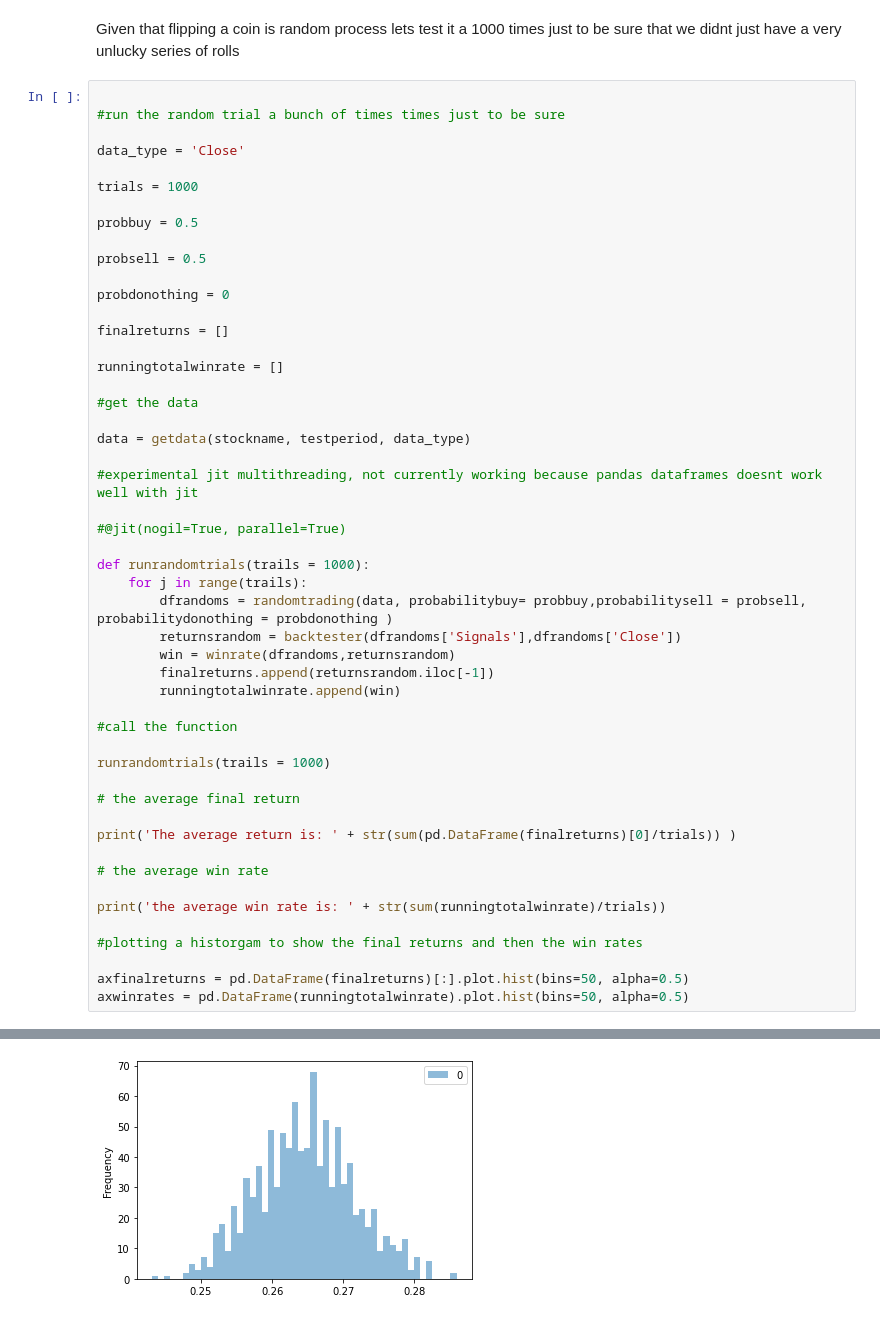
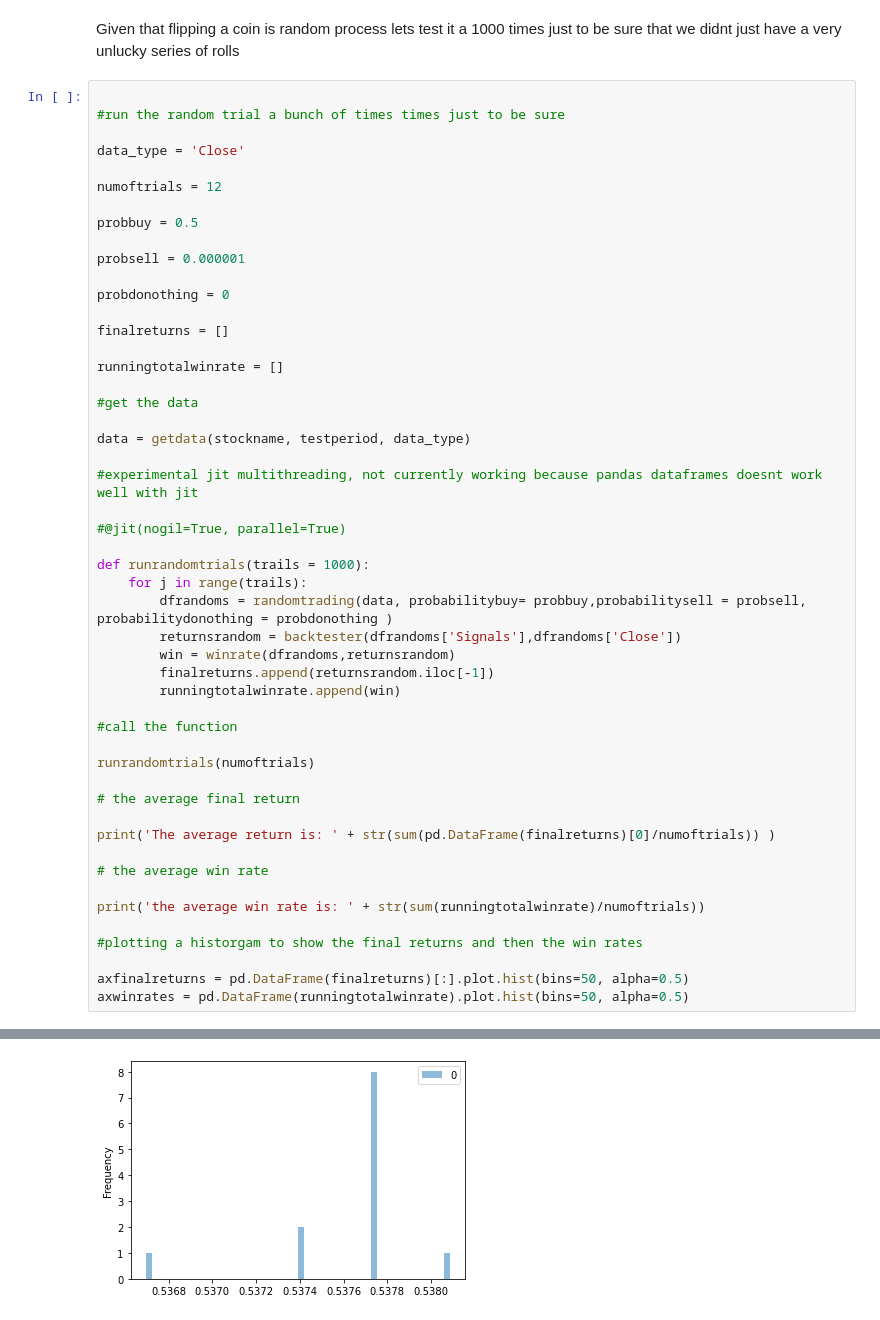
Before and after one commit to suf102/Trading-strategy-backtester, a Jupyter notebook: TikTokBactesterInCamelCase.ipynb, the cells around one changed output, grey strips where cells are left out. Cells and saved outputs as stored; diff of their text form.

```diff
--- a/TikTokBactesterInCamelCase.ipynb
+++ b/TikTokBactesterInCamelCase.ipynb
@@ -377,11 +377,11 @@ Given that flipping a coin is random process lets test it a 1000 times just to b
 
 data_type = 'Close'
 
-trials = 1000
+numoftrials = 12
 
 probbuy = 0.5
 
-probsell = 0.5
+probsell = 0.000001
 
 probdonothing = 0
 
@@ -407,15 +407,15 @@ def runrandomtrials(trails = 1000):
 
 #call the function
 
-runrandomtrials(trails = 1000)
+runrandomtrials(numoftrials)
 
 # the average final return
 
-print('The average return is: ' + str(sum(pd.DataFrame(finalreturns)[0]/trials)) )
+print('The average return is: ' + str(sum(pd.DataFrame(finalreturns)[0]/numoftrials)) )
 
 # the average win rate
 
-print('the average win rate is: ' + str(sum(runningtotalwinrate)/trials))
+print('the average win rate is: ' + str(sum(runningtotalwinrate)/numoftrials))
 
 #plotting a historgam to show the final returns and then the win rates
 
@@ -428 +428 @@ the average win rate is: 0.2646420869565215
-[figure, old version]
+[figure, new version]
```
Also changed, not shown: parts of 2 cells of this notebook.
